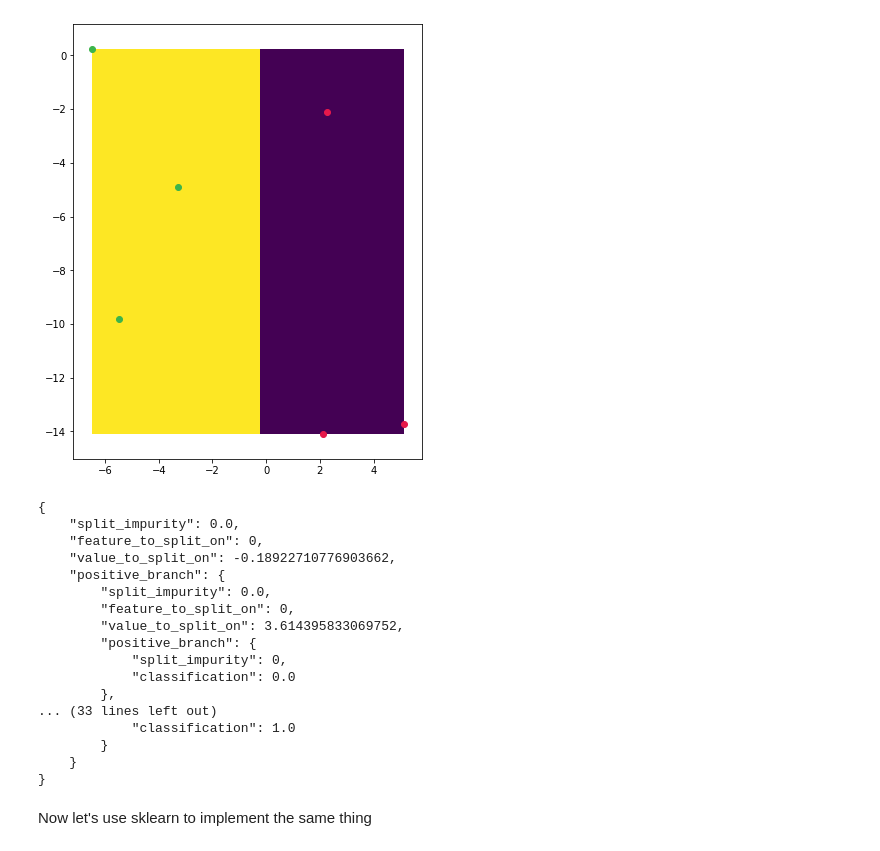
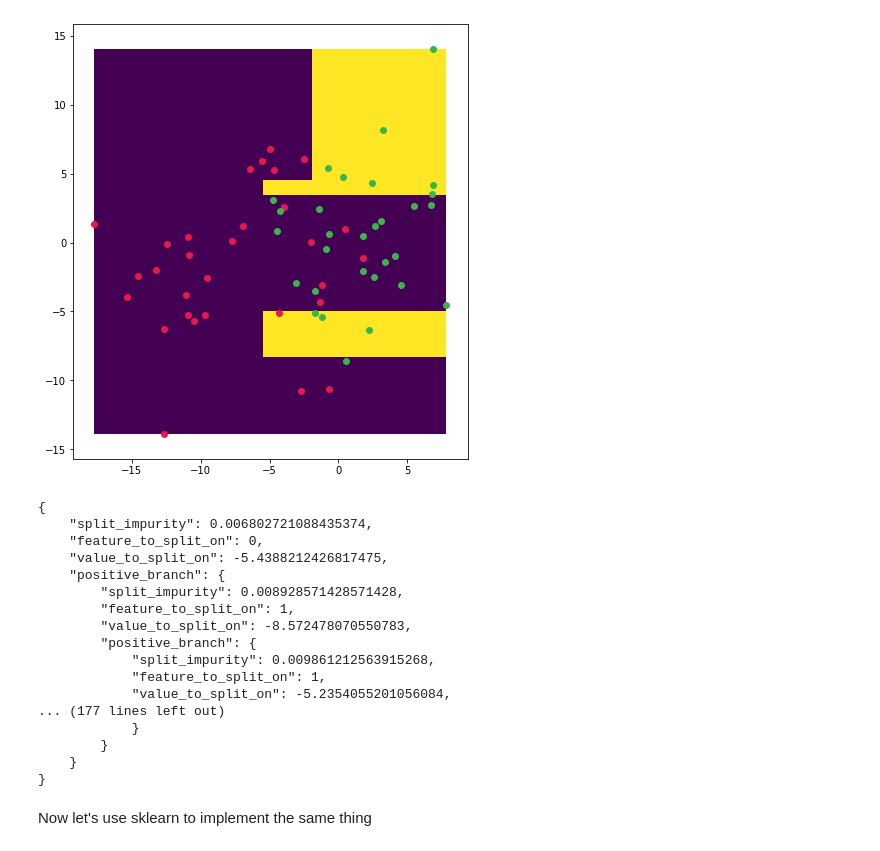
Before and after one commit to TataAndBigData/Practical-ML-DS, a Jupyter notebook: Chapter 1. Machine Learning Foundations/13. Classification trees.ipynb, the cells around one changed output. Cells and saved outputs as stored; diff of their text form; code cells hidden in the pictures.

Commit message:
working regression tree visualisation

```diff
--- a/Chapter 1. Machine Learning Foundations/13. Classification trees.ipynb
+++ b/Chapter 1. Machine Learning Foundations/13. Classification trees.ipynb
@@ -69,7 +69,7 @@ def visualise_predictions(H, X, n=50):
     # meshgrid[n-1, 0] = 1000
     plt.imshow(meshgrid, extent=(xmin, xmax, ymin, ymax), cmap='viridis')
 
-m = 6
+m = 60
 n_features = 2
 n_classes = 2
 X, Y = get_data(5, m, n_features, n_classes)
@@ -176,50 +176,51 @@ class ClassificationTree:
     def fit(self, X, Y):
         self.tree = self.extend_tree(X, Y)
 
     def predict(self, X):
-        tree = self.tree
         classifications = np.zeros(len(X))
         for idx, x in enumerate(X):
             classified = False
+            tree = self.tree
+
             while classified == False:
                 if 'classification' in tree.keys(): # if the example can be classified from this branch (we have reached a leaf)
                     classified = True
                     classifications[idx] = tree['classification']
                 else: # if we need to ask further questions about the example to make splits
                     if x[tree['feature_to_split_on']] > tree['value_to_split_on']: # is the example in the positive branch
                         tree = tree['positive_branch'] #
                     else:
                         tree = tree['negative_branch']
 
         # print(classifications[:10])
         # print(classifications[-1])
         # print(np.mean(classifications))
         return classifications
 
     def __repr__(self):
         return json.dumps(self.tree, indent=4)
 
-classificationTree = ClassificationTree(max_depth=20)
+classificationTree = ClassificationTree(max_depth=5)
 classificationTree.fit(X, Y)
 visualise_predictions(classificationTree.predict, X)
 show_data(X, Y)
 print(classificationTree)
 # %% [output]
-[figure, old version]
+[figure, new version]
 {
-    "split_impurity": 0.0,
+    "split_impurity": 0.006802721088435374,
     "feature_to_split_on": 0,
-    "value_to_split_on": -0.18922710776903662,
+    "value_to_split_on": -5.4388212426817475,
     "positive_branch": {
-        "split_impurity": 0.0,
-        "feature_to_split_on": 0,
-        "value_to_split_on": 3.614395833069752,
+        "split_impurity": 0.008928571428571428,
+        "feature_to_split_on": 1,
+        "value_to_split_on": -8.572478070550783,
         "positive_branch": {
-            "split_impurity": 0,
-            "classification": 0.0
-        },
-... (33 lines left out)
-            "classification": 1.0
+            "split_impurity": 0.009861212563915268,
+            "feature_to_split_on": 1,
+            "value_to_split_on": -5.2354055201056084,
+... (177 lines left out)
+            }
         }
     }
 }
```
Also changed, not shown: parts of 1 cell of this notebook, 1 other file.
